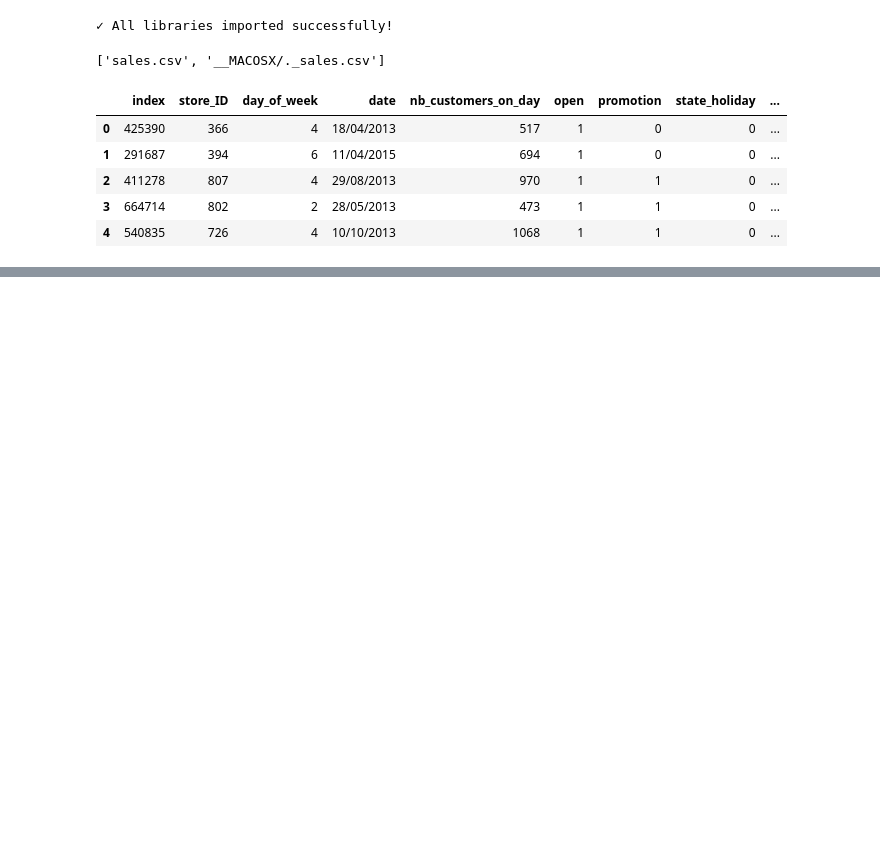
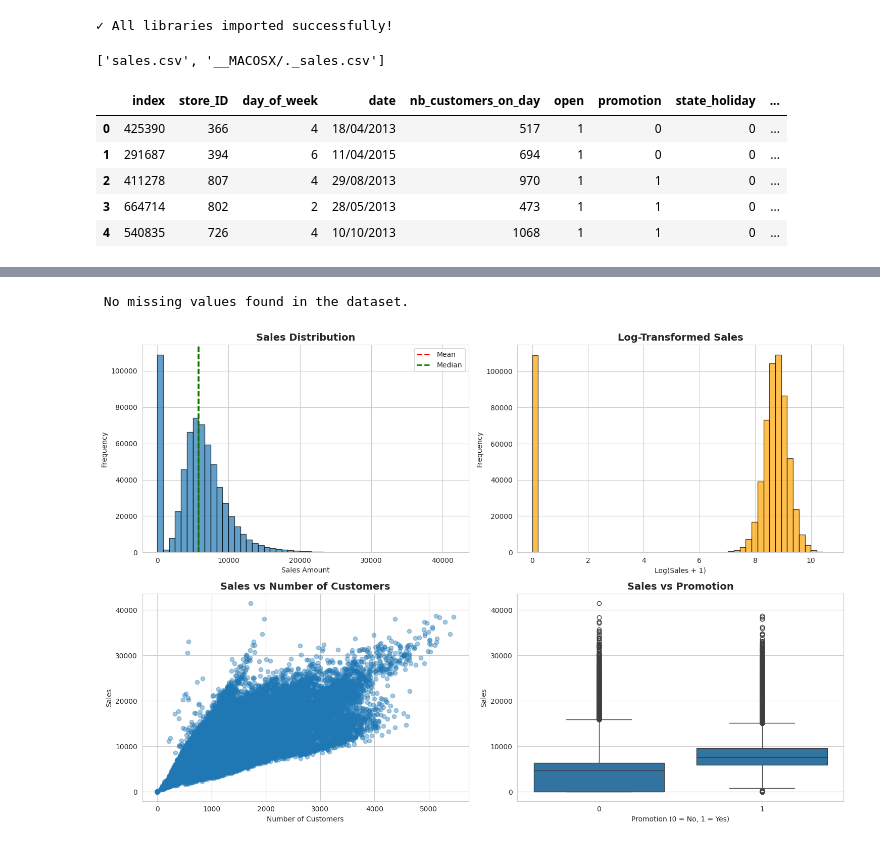
Before and after one commit to rj22rey/AI-Technology-Project-1, a Jupyter notebook: Master_Code_File.ipynb, the cells around one changed output, grey strips where cells are left out. Saved outputs shown, nothing was run; the diff lists cells and outputs as text; code cells hidden in the pictures; blank space fills up the shorter version.

```diff
--- a/Master_Code_File.ipynb
+++ b/Master_Code_File.ipynb
@@ -68,0 +125,69 @@ df.head()
+# %%
+missing = df.isnull().sum()
+missing_percent = 100 * missing / len(df)
+
+
+missing_table = pd.DataFrame({
+'Missing_Count': missing,
+'Missing_%': missing_percent
+})
+
+
+missing_table = (
+missing_table[missing_table['Missing_Count'] > 0]
+.sort_values('Missing_%', ascending=False)
+)
+
+
+if missing_table.empty:
+  print(" No missing values found in the dataset.")
+else:
+  print(" Columns with missing values (Top 20):")
+  display(missing_table.head(20))
+# %% [output]
+ No missing values found in the dataset.
+# %%
+fig, axes = plt.subplots(2, 2, figsize=(15, 10))
+
+
+# Sales distribution
+axes[0, 0].hist(df['sales'], bins=50, edgecolor='black', alpha=0.7)
+axes[0, 0].set_title('Sales Distribution', fontsize=14, fontweight='bold')
+axes[0, 0].set_xlabel('Sales Amount')
+axes[0, 0].set_ylabel('Frequency')
+axes[0, 0].axvline(df['sales'].mean(), color='red', linestyle='--', label='Mean', linewidth=2)
+axes[0, 0].axvline(df['sales'].median(), color='green', linestyle='--', label='Median', linewidth=2)
+axes[0, 0].legend()
+
+
+# Log-transformed sales distribution (optional, helps if data is skewed)
+axes[0, 1].hist(np.log1p(df['sales']), bins=50, edgecolor='black', alpha=0.7, color='orange')
+axes[0, 1].set_title('Log-Transformed Sales', fontsize=14, fontweight='bold')
+axes[0, 1].set_xlabel('Log(Sales + 1)')
+axes[0, 1].set_ylabel('Frequency')
+
+
+# Sales vs Number of Customers
+if 'nb_customers_on_day' in df.columns:
+  axes[1, 0].scatter(df['nb_customers_on_day'], df['sales'], alpha=0.4)
+  axes[1, 0].set_title('Sales vs Number of Customers', fontsize=14, fontweight='bold')
+  axes[1, 0].set_xlabel('Number of Customers')
+  axes[1, 0].set_ylabel('Sales')
+else:
+  axes[1, 0].text(0.5, 0.5, 'nb_customers_on_day not found', ha='center', va='center')
+
+
+# Sales vs Promotion
+if 'promotion' in df.columns:
+  sns.boxplot(data=df, x='promotion', y='sales', ax=axes[1, 1])
+  axes[1, 1].set_title('Sales vs Promotion', fontsize=14, fontweight='bold')
+  axes[1, 1].set_xlabel('Promotion (0 = No, 1 = Yes)')
+  axes[1, 1].set_ylabel('Sales')
+else:
+  axes[1, 1].text(0.5, 0.5, 'promotion not found', ha='center', va='center')
+
+
+plt.tight_layout()
+plt.show()
+# %% [output]
+[figure, added]
```
Also changed, not shown: parts of 5 cells of this notebook.
